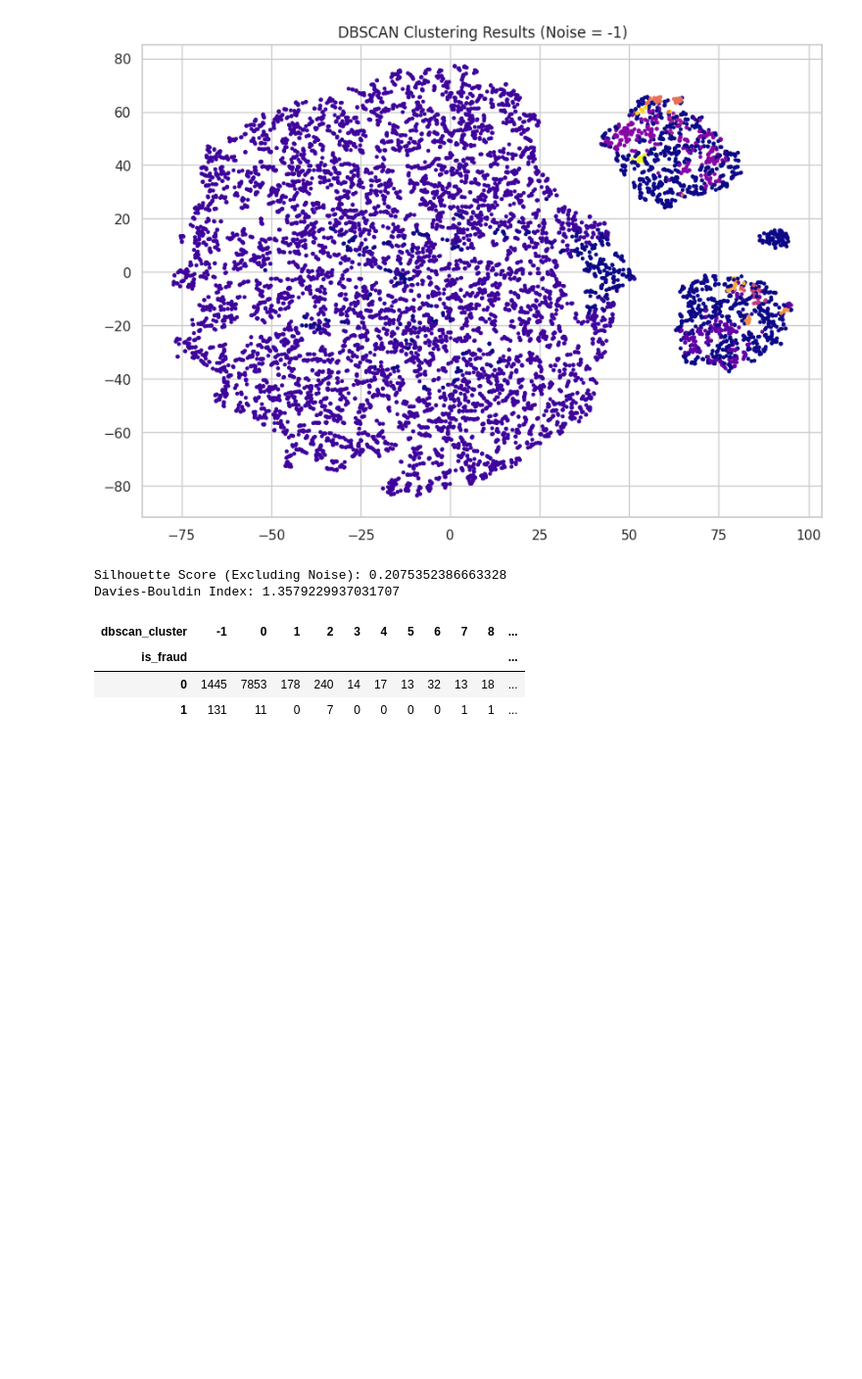
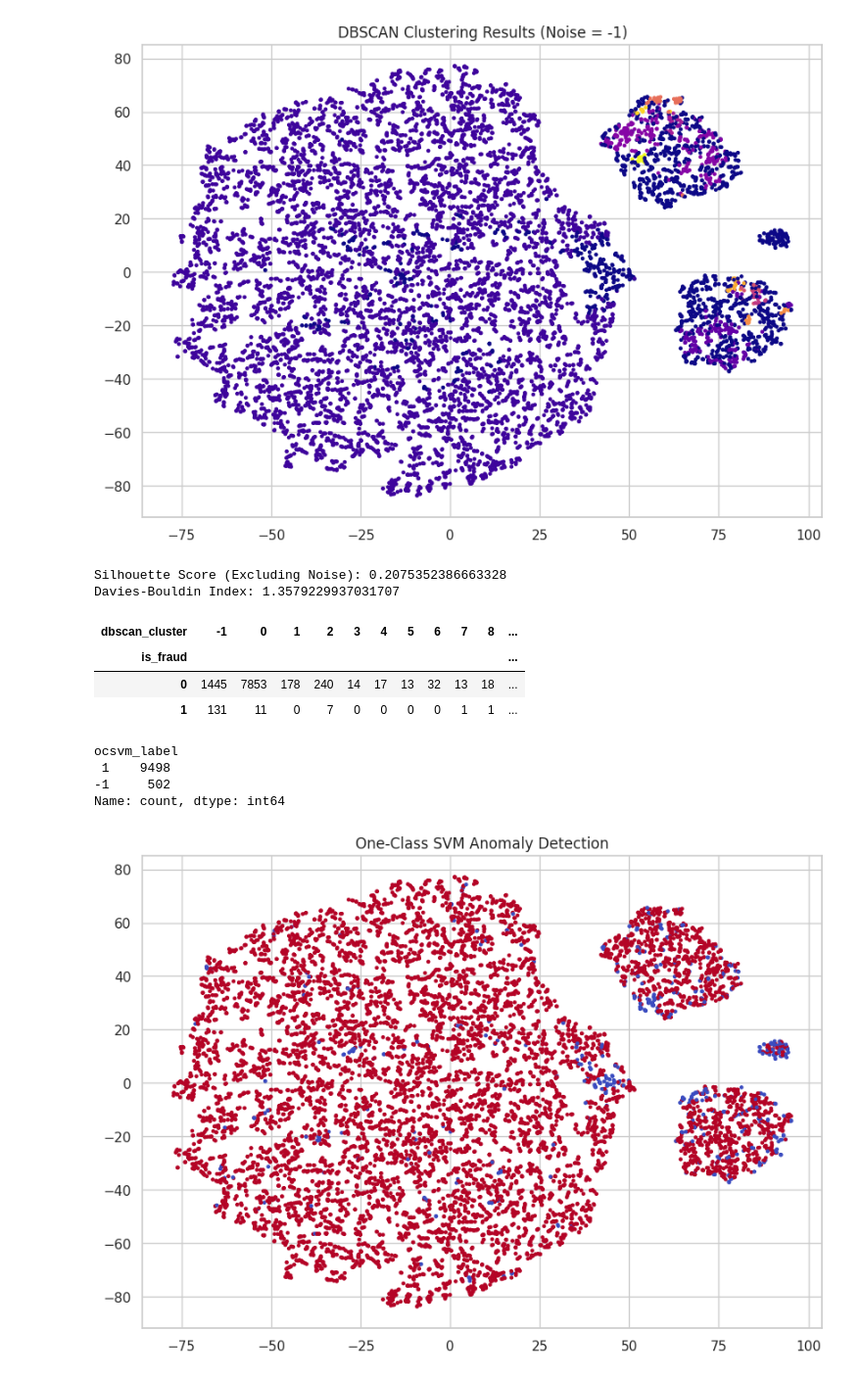
Before and after one commit to YamenObeidat/Activity-3--DBSCAN-PCA, a Jupyter notebook: final_project_2.ipynb, the cells around one changed output. Shown at 98% size. Drawn from its saved outputs; the diff is of its cells as text; code cells hidden in the pictures; blank space fills up the shorter version.

```diff
--- a/final_project_2.ipynb
+++ b/final_project_2.ipynb
@@ -258,3 +258,23 @@ Davies-Bouldin Index: 1.3579229937031707
 | is_fraud |  |  |  |  |  |  |  |  |  |  | ... |
 | 0 | 1445 | 7853 | 178 | 240 | 14 | 17 | 13 | 32 | 13 | 18 | ... |
 | 1 | 131 | 11 | 0 | 7 | 0 | 0 | 0 | 0 | 1 | 1 | ... |
+# %%
+from sklearn.svm import OneClassSVM
+
+
+ocsvm = OneClassSVM(kernel='rbf', gamma=0.1, nu=0.05)
+ocsvm_outliers = ocsvm.fit_predict(X_pca)
+
+df_cleaned['ocsvm_label'] = ocsvm_outliers
+print(df_cleaned['ocsvm_label'].value_counts())
+
+plt.figure(figsize=(10, 7))
+plt.scatter(X_tsne[:, 0], X_tsne[:, 1], c=ocsvm_outliers, cmap='coolwarm', s=5)
+plt.title('One-Class SVM Anomaly Detection')
+plt.show()
+# %% [output]
+ocsvm_label
+ 1    9498
+-1     502
+Name: count, dtype: int64
+[figure, added]
```
Also changed, not shown: parts of 1 cell of this notebook.
